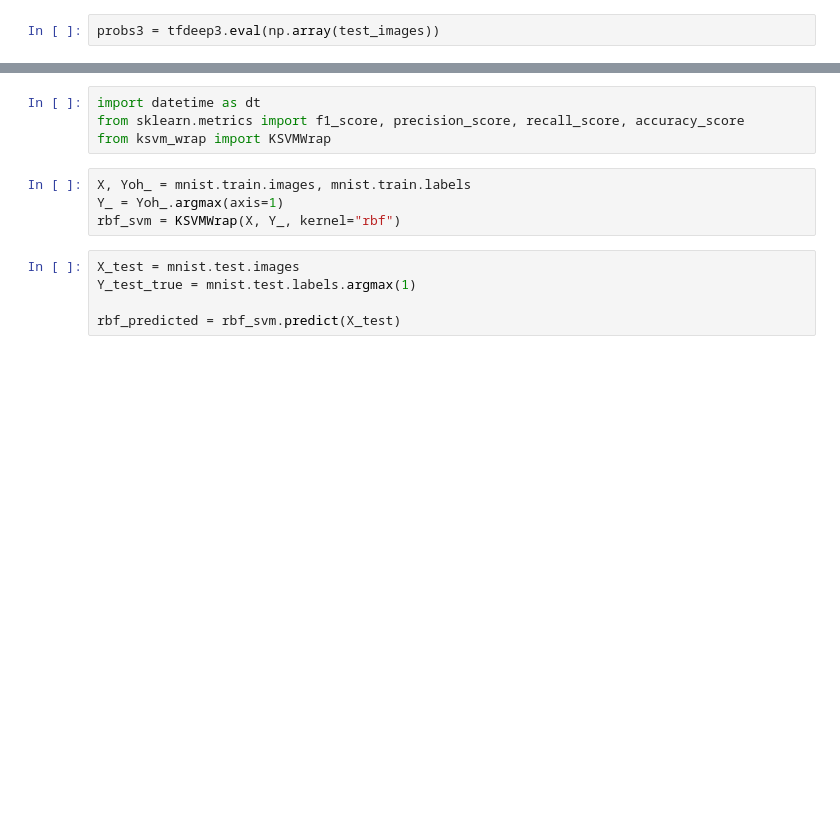
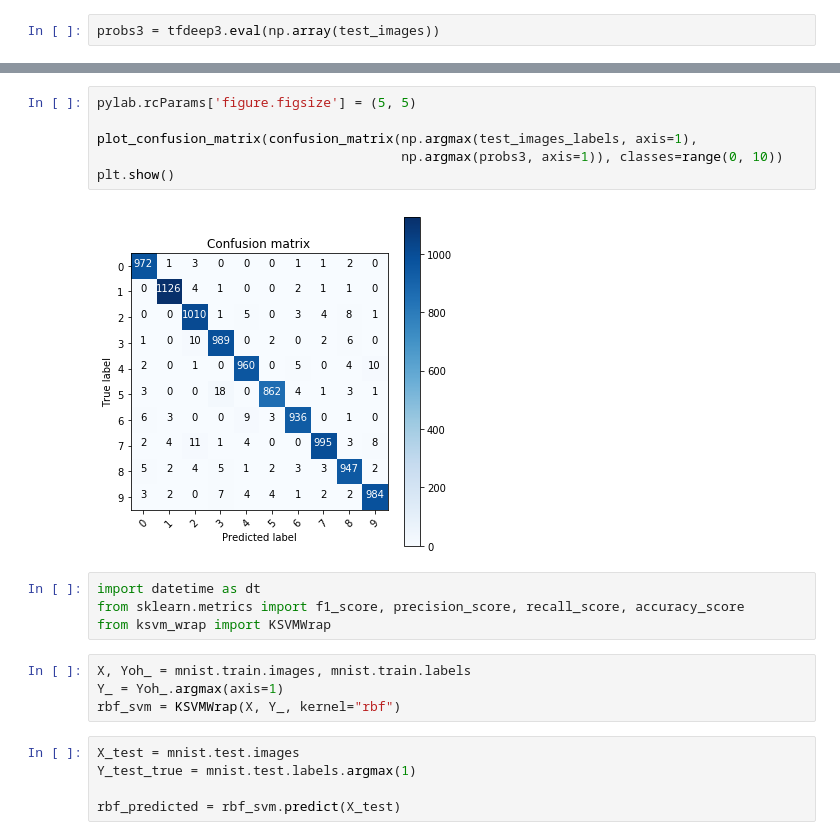
Before and after one commit to dreyus95/DL_labs, a Jupyter notebook: DL_1_lab/mnist_shootout.ipynb, the cells around one changed output, grey strips where cells are left out. Saved outputs shown, nothing was run; the diff lists cells and outputs as text; blank space fills up the shorter version.

```diff
--- a/DL_1_lab/mnist_shootout.ipynb
+++ b/DL_1_lab/mnist_shootout.ipynb
@@ -490,3 +560,11 @@ F1: 0.976
+# %%
+pylab.rcParams['figure.figsize'] = (5, 5)
+
+plot_confusion_matrix(confusion_matrix(np.argmax(test_images_labels, axis=1),
+                                       np.argmax(probs3, axis=1)), classes=range(0, 10))
+plt.show()
+# %% [output]
+[figure, added]
 # %%
 import datetime as dt
 from sklearn.metrics import f1_score, precision_score, recall_score, accuracy_score
```
Also changed, not shown: parts of 21 cells of this notebook, 21 other files.
